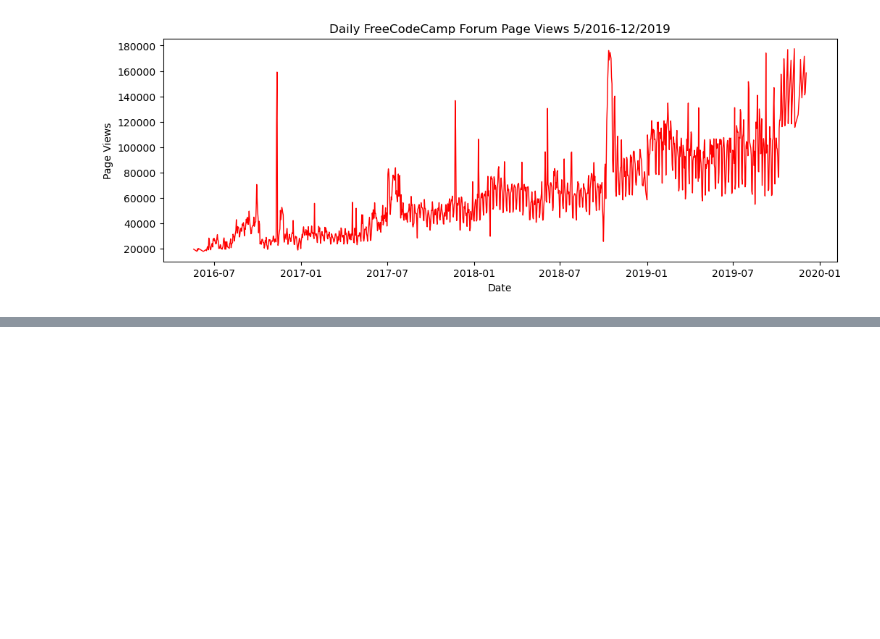
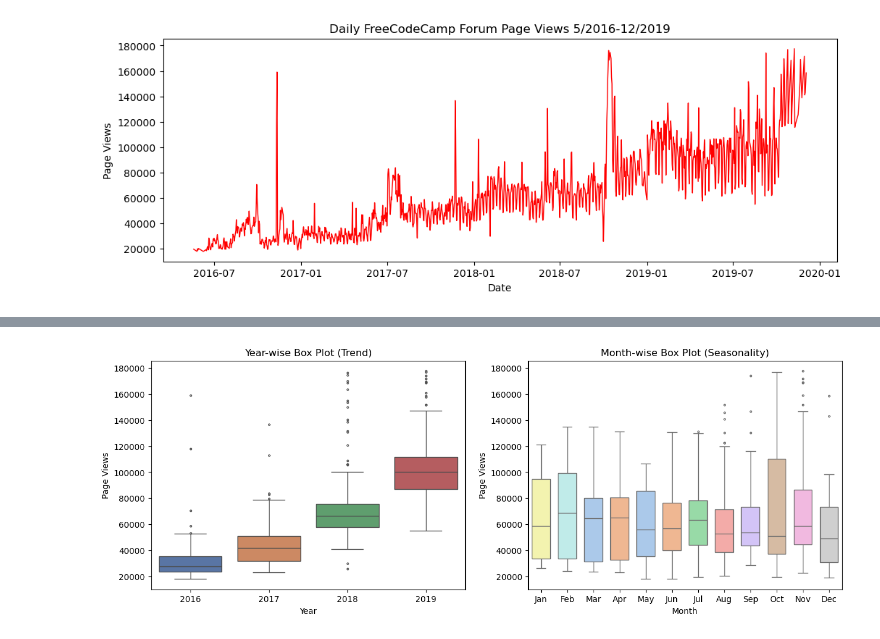
Before and after one commit to awault/page_view_visualizer, a Jupyter notebook: workbook.ipynb, the cells around one changed output, grey strips where cells are left out. Cells and saved outputs as stored; diff of their text form; code cells hidden in the pictures; blank space fills up the shorter version.

```diff
--- a/workbook.ipynb
+++ b/workbook.ipynb
@@ -102,0 +105,33 @@ draw_bar_plot()
+# %%
+def draw_box_plot():
+    # Prepare data for box plots (this part is done!)
+    df_box = df.copy()
+    df_box.reset_index(inplace=True)
+    df_box['year'] = [d.year for d in df_box.date]
+    df_box['month'] = [d.strftime('%b') for d in df_box.date]
+
+
+    # Draw box plots (using Seaborn)
+    fig, axes = plt.subplots(1,2, figsize=(15,5))
+
+    # Year-wise Box Plot
+    sns.boxplot(x='year',y='value', hue='year', data=df_box,\
+                ax=axes[0], legend=False, fliersize=2, palette='deep')
+    axes[0].set_title('Year-wise Box Plot (Trend)')
+    axes[0].set_xlabel('Year')
+    axes[0].set_ylabel('Page Views')
+
+    # Month-wise Box Plot
+    sns.boxplot(x='month', y='value', hue='month', data=df_box,\
+                ax=axes[1], order=['Jan', 'Feb', 'Mar', 'Apr', 'May',\
+                 'Jun', 'Jul', 'Aug', 'Sep', 'Oct', 'Nov', 'Dec'],
+                width=0.7, legend=False, fliersize=2, palette='pastel')
+    axes[1].set_title('Month-wise Box Plot (Seasonality)')
+    axes[1].set_xlabel('Month')
+    axes[1].set_ylabel('Page Views')
+
+
+
+draw_box_plot()
+# %% [output]
+[figure, added]
```
Also changed, not shown: parts of 1 cell of this notebook, 4 other files.
